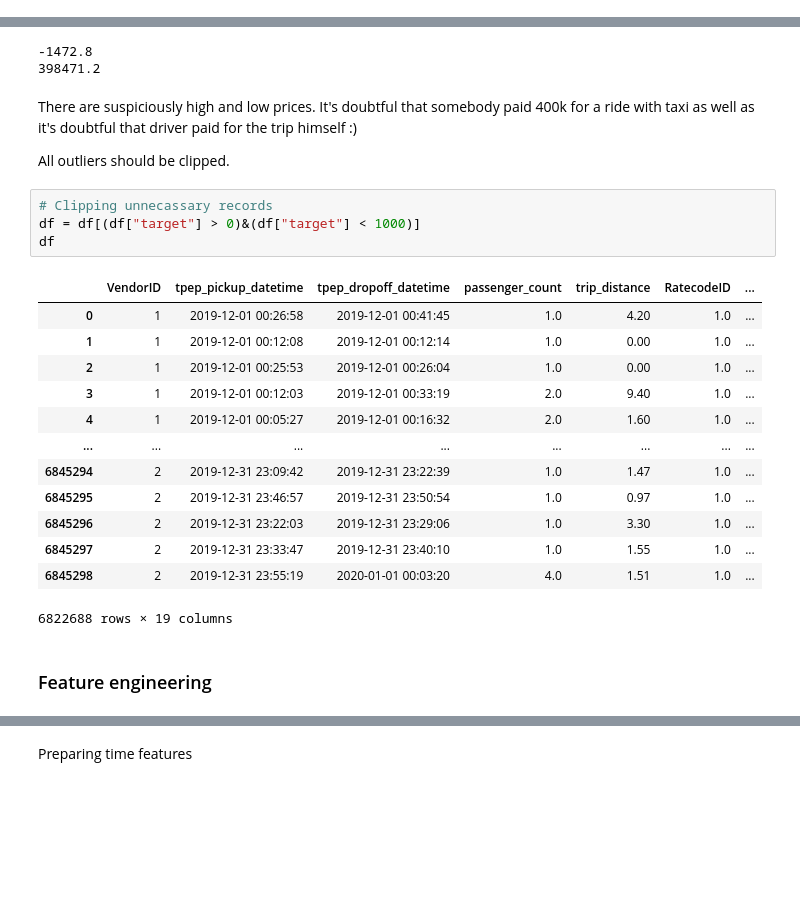
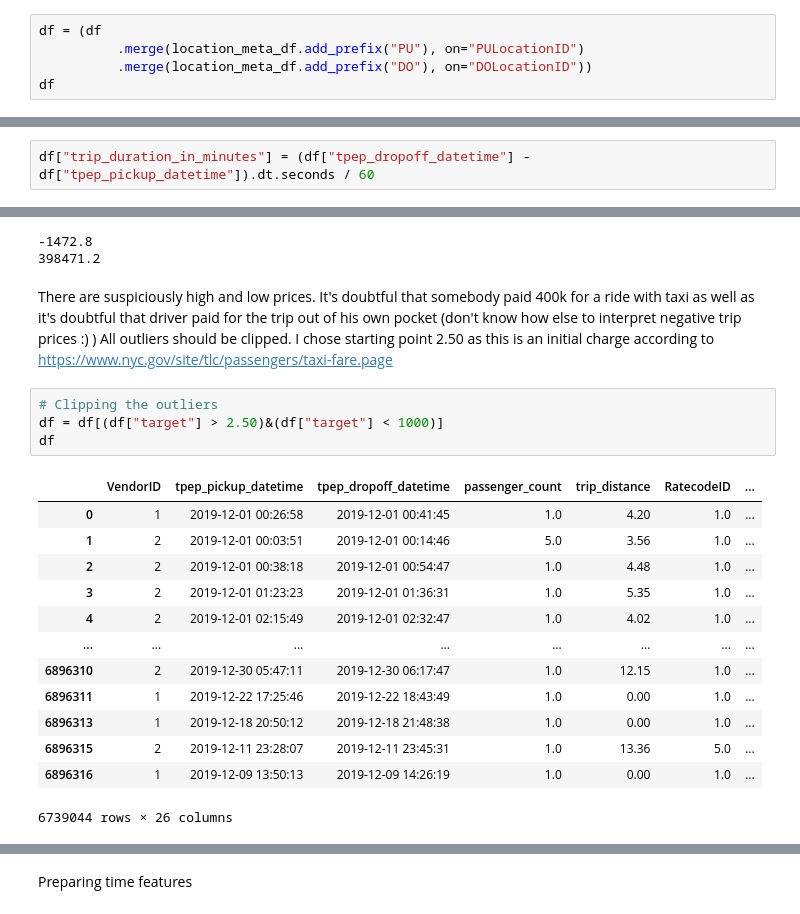
Before and after one commit to ervalinskas/yellow-taxi-trip, a Jupyter notebook: notebooks/eta.ipynb, the cells around one changed output, grey strips where cells are left out. Saved outputs shown, nothing was run; the diff lists cells and outputs as text; blank space fills up the shorter version.

```diff
--- a/notebooks/eta.ipynb
+++ b/notebooks/eta.ipynb
@@ -152,0 +180,5 @@ Need more time to figure out how to reconstruct `total_amount` from `fare_amount
+# %%
+df = (df
+          .merge(location_meta_df.add_prefix("PU"), on="PULocationID")
+          .merge(location_meta_df.add_prefix("DO"), on="DOLocationID"))
+df
@@ -195,0 +242,2 @@ df.loc[:, "target"] = df.loc[:, "total_amount"] - df.loc[:, "tip_amount"]
+# %%
+df["trip_duration_in_minutes"] = (df["tpep_dropoff_datetime"] - df["tpep_pickup_datetime"]).dt.seconds / 60
@@ -227,26 +289,23 @@ print(df["target"].max())
 -1472.8
 398471.2
 # %% [markdown]
-There are suspiciously high and low prices. It's doubtful that somebody paid 400k for a ride with taxi as well as it's doubtful that driver paid for the trip himself :)
-
-All outliers should be clipped.
+There are suspiciously high and low prices. It's doubtful that somebody paid 400k for a ride with taxi as well as it's doubtful that driver paid for the trip out of his own pocket (don't know how else to interpret negative trip prices :) )
+All outliers should be clipped. I chose starting point 2.50 as this is an initial charge according to https://www.nyc.gov/site/tlc/passengers/taxi-fare.page
 # %%
-# Clipping unnecassary records
-df = df[(df["target"] > 0)&(df["target"] < 1000)]
+# Clipping the outliers
+df = df[(df["target"] > 2.50)&(df["target"] < 1000)]
 df
 # %% [output]
 |  | VendorID | tpep_pickup_datetime | tpep_dropoff_datetime | passenger_count | trip_distance | RatecodeID | ... |
 | 0 | 1 | 2019-12-01 00:26:58 | 2019-12-01 00:41:45 | 1.0 | 4.20 | 1.0 | ... |
-| 1 | 1 | 2019-12-01 00:12:08 | 2019-12-01 00:12:14 | 1.0 | 0.00 | 1.0 | ... |
-| 2 | 1 | 2019-12-01 00:25:53 | 2019-12-01 00:26:04 | 1.0 | 0.00 | 1.0 | ... |
-| 3 | 1 | 2019-12-01 00:12:03 | 2019-12-01 00:33:19 | 2.0 | 9.40 | 1.0 | ... |
-| 4 | 1 | 2019-12-01 00:05:27 | 2019-12-01 00:16:32 | 2.0 | 1.60 | 1.0 | ... |
+| 1 | 2 | 2019-12-01 00:03:51 | 2019-12-01 00:14:46 | 5.0 | 3.56 | 1.0 | ... |
+| 2 | 2 | 2019-12-01 00:38:18 | 2019-12-01 00:54:47 | 1.0 | 4.48 | 1.0 | ... |
+| 3 | 2 | 2019-12-01 01:23:23 | 2019-12-01 01:36:31 | 1.0 | 5.35 | 1.0 | ... |
+| 4 | 2 | 2019-12-01 02:15:49 | 2019-12-01 02:32:47 | 1.0 | 4.02 | 1.0 | ... |
 | ... | ... | ... | ... | ... | ... | ... | ... |
-| 6845294 | 2 | 2019-12-31 23:09:42 | 2019-12-31 23:22:39 | 1.0 | 1.47 | 1.0 | ... |
-| 6845295 | 2 | 2019-12-31 23:46:57 | 2019-12-31 23:50:54 | 1.0 | 0.97 | 1.0 | ... |
-| 6845296 | 2 | 2019-12-31 23:22:03 | 2019-12-31 23:29:06 | 1.0 | 3.30 | 1.0 | ... |
-| 6845297 | 2 | 2019-12-31 23:33:47 | 2019-12-31 23:40:10 | 1.0 | 1.55 | 1.0 | ... |
-| 6845298 | 2 | 2019-12-31 23:55:19 | 2020-01-01 00:03:20 | 4.0 | 1.51 | 1.0 | ... |
+| 6896310 | 2 | 2019-12-30 05:47:11 | 2019-12-30 06:17:47 | 1.0 | 12.15 | 1.0 | ... |
+| 6896311 | 1 | 2019-12-22 17:25:46 | 2019-12-22 18:43:49 | 1.0 | 0.00 | 1.0 | ... |
+| 6896313 | 1 | 2019-12-18 20:50:12 | 2019-12-18 21:48:38 | 1.0 | 0.00 | 1.0 | ... |
+| 6896315 | 2 | 2019-12-11 23:28:07 | 2019-12-11 23:45:31 | 1.0 | 13.36 | 5.0 | ... |
+| 6896316 | 1 | 2019-12-09 13:50:13 | 2019-12-09 14:26:19 | 1.0 | 0.00 | 1.0 | ... |
-6822688 rows × 19 columns
+6739044 rows × 26 columns
-# %% [markdown]
-### Feature engineering
```
Also changed, not shown: parts of 56 cells of this notebook.
